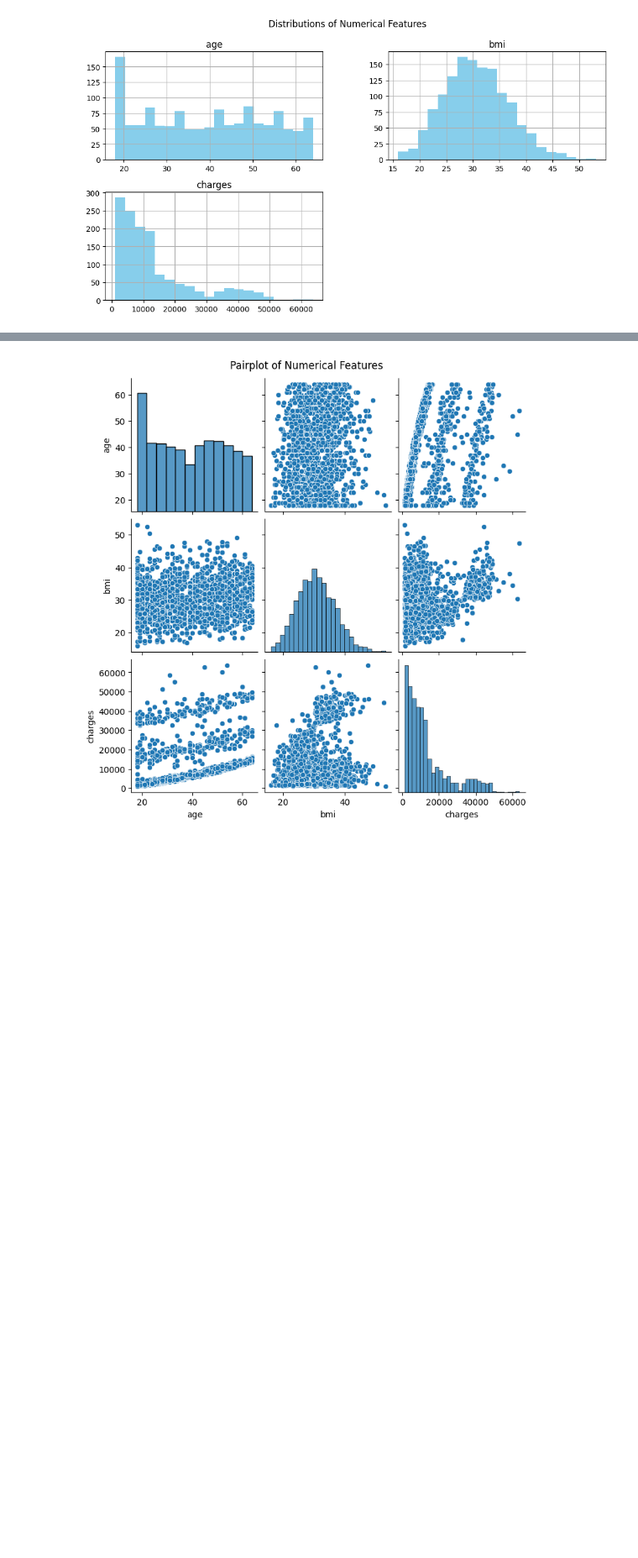
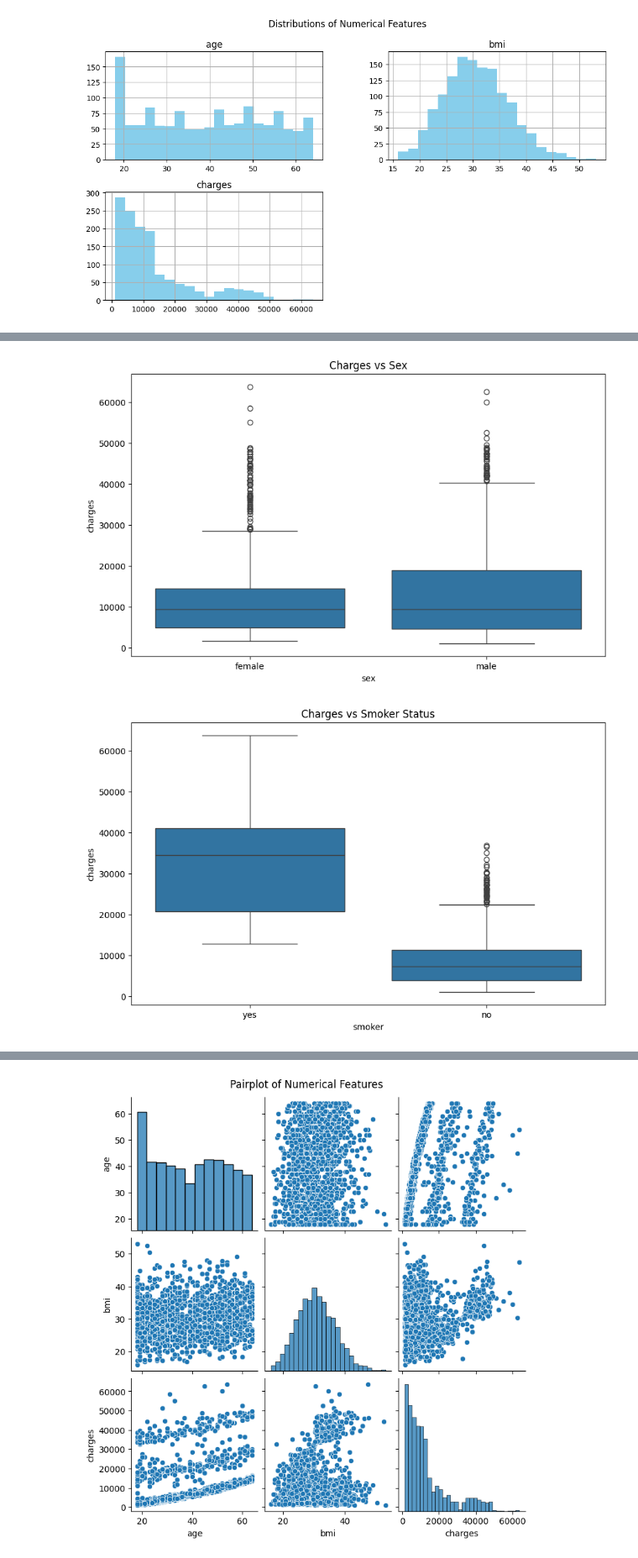
Before and after one commit to JulianSanchez1/Linear-Regression, a Jupyter notebook: src/explore.ipynb, the cells around one changed output, grey strips where cells are left out. Shown: that part at 84% size. Drawn from its saved outputs; the diff is of its cells as text; code cells hidden in the pictures; blank space fills up the shorter version.

```diff
--- a/src/explore.ipynb
+++ b/src/explore.ipynb
@@ -63,0 +59,19 @@ ValueError: could not convert string to float: 'female'
+# %%
+# Boxplot for categorical variables against charges
+plt.figure(figsize=(10, 6))
+sns.boxplot(x='sex', y='charges', data=df)
+plt.title('Charges vs Sex')
+plt.show()
+
+plt.figure(figsize=(10, 6))
+sns.boxplot(x='smoker', y='charges', data=df)
+plt.title('Charges vs Smoker Status')
+plt.show()
+
+plt.figure(figsize=(10, 6))
+sns.boxplot(x='region', y='charges', data=df)
+plt.title('Charges vs Region')
+plt.show()
+# %% [output]
+[figure, added]
+[figure, added]
```
Also changed, not shown: parts of 3 cells of this notebook.
